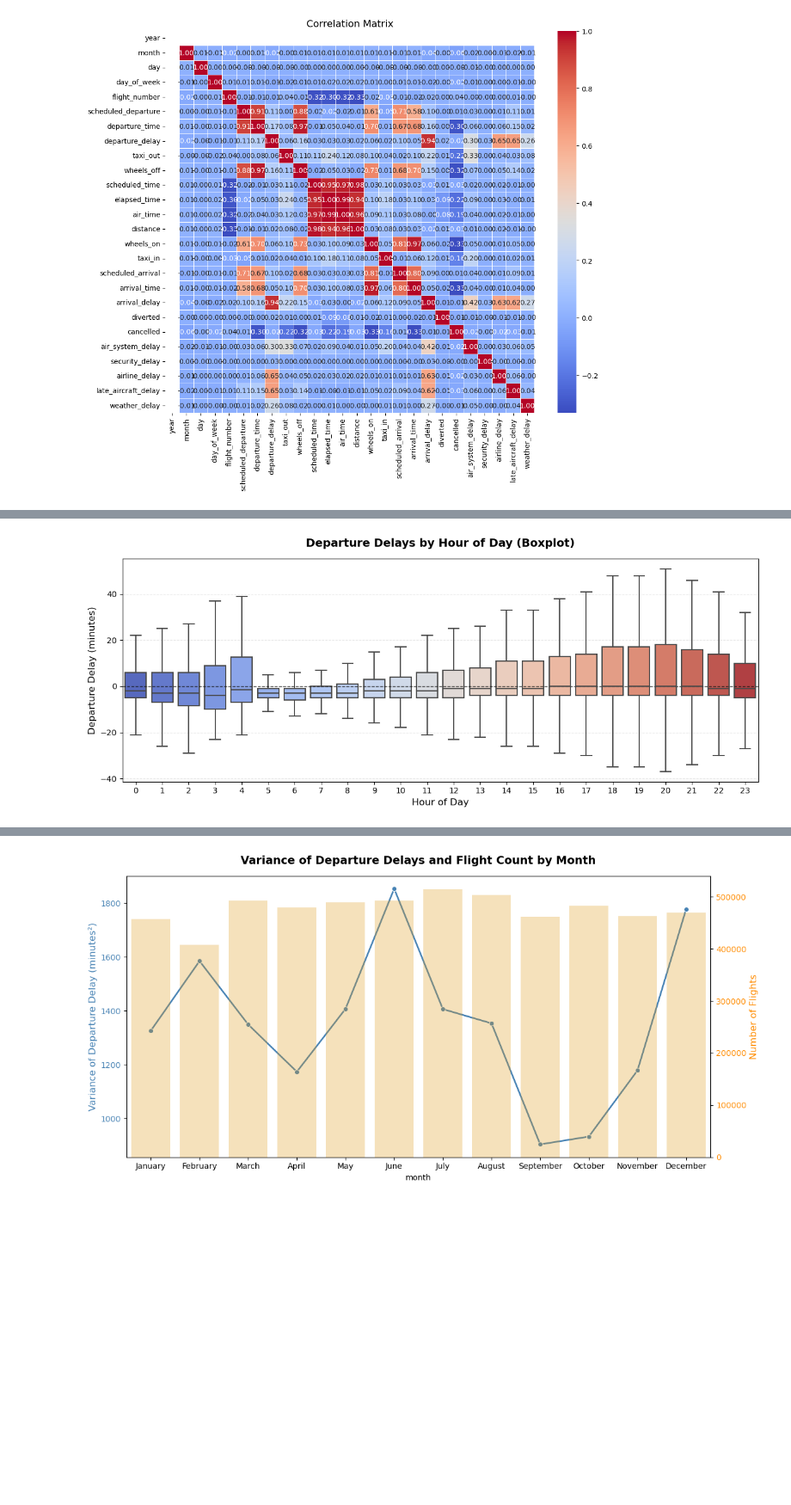
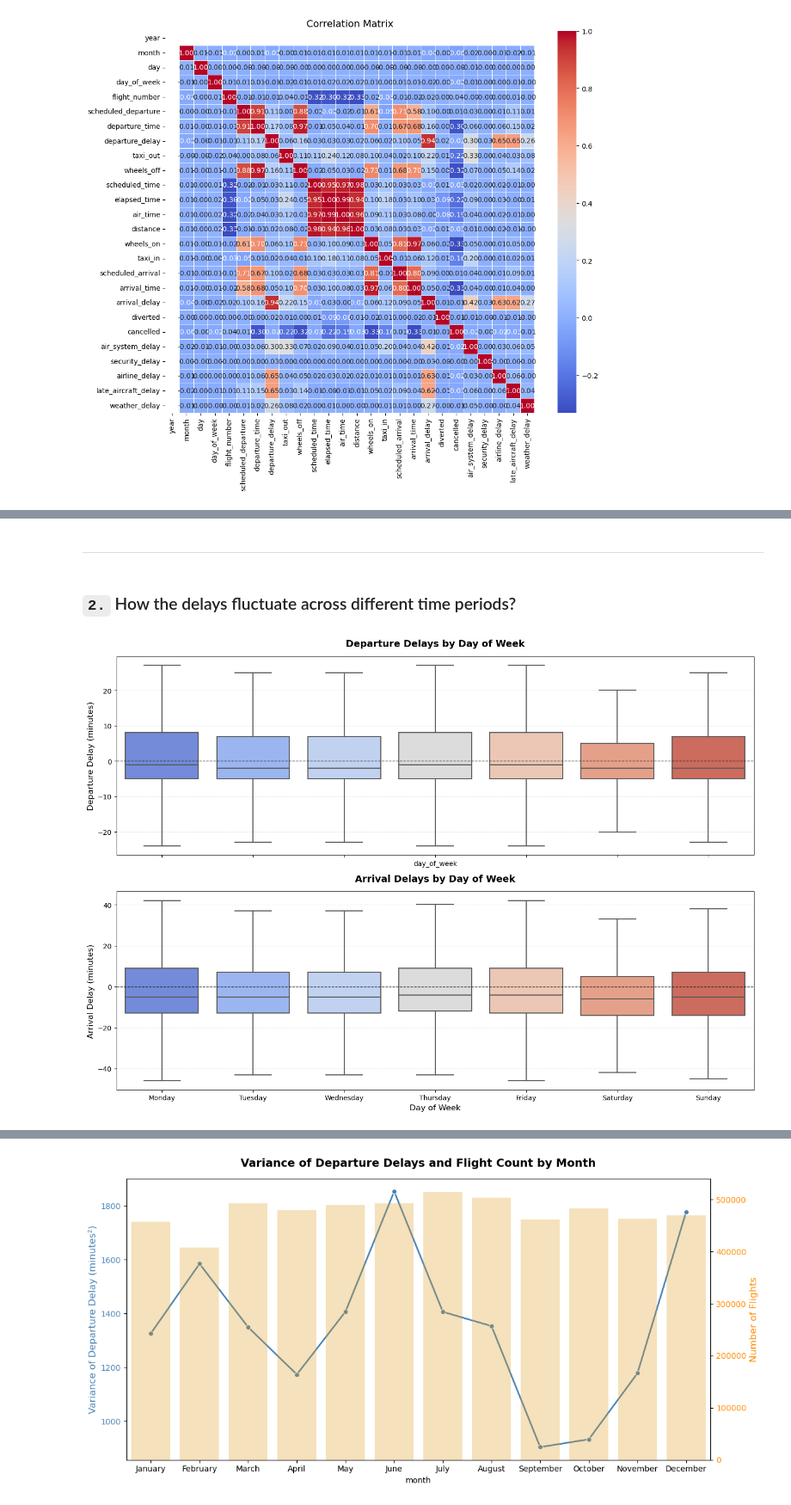
Before and after one commit to GuilhermeDellatin/fiap-machine-learning-tech-challenge-3, a Jupyter notebook: flight-analysis.ipynb, the cells around one changed output, grey strips where cells are left out. Shown at 86% size. Cells and saved outputs as stored; diff of their text form; code cells hidden in the pictures; blank space fills up the shorter version.

```diff
--- a/flight-analysis.ipynb
+++ b/flight-analysis.ipynb
@@ -206,20 +214,44 @@ On average, flights tend to arrive 7.3 minutes early (mean  -7.3), and the media
-# %%
-plt.figure(figsize=(12, 5))
-sns.boxplot(
-    x='hour',
-    y='dep_delay_min',
-    data=df_schedules,
-    showfliers=False,
-    palette='coolwarm'
-)
-
-plt.title('Departure Delays by Hour of Day (Boxplot)', fontsize=14, fontweight='bold', pad=15)
-plt.xlabel('Hour of Day', fontsize=12)
-plt.ylabel('Departure Delay (minutes)', fontsize=12)
-
-plt.axhline(0, color='black', linestyle='--', linewidth=1, alpha=0.7)
-plt.grid(axis='y', linestyle='--', alpha=0.3)
-plt.tight_layout()
-plt.show()
-# %% [output]
-[figure, removed]
+# %% [markdown]
+______________________________________
+# %% [markdown]
+### `2.` How the delays fluctuate across different time periods?
+# %%
+fig, axes = plt.subplots(2, 1, figsize=(14, 10), sharex=True)
+
+# Ensure correct ordering of days
+day_order = ["Monday", "Tuesday", "Wednesday", "Thursday", "Friday", "Saturday", "Sunday"]
+df_schedules['day_of_week'] = pd.Categorical(df_schedules['day_of_week'], categories=day_order, ordered=True)
+
+# --- First plot: Departure delays ---
+sns.boxplot(
+    ax=axes[0],
+    x='day_of_week',
+    y='dep_delay_min',
+    data=df_schedules,
+    showfliers=False,
+    palette='coolwarm'
+)
+axes[0].set_title('Departure Delays by Day of Week', fontsize=14, fontweight='bold', pad=15)
+axes[0].set_ylabel('Departure Delay (minutes)', fontsize=12)
+axes[0].axhline(0, color='black', linestyle='--', linewidth=1, alpha=0.7)
+axes[0].grid(axis='y', linestyle='--', alpha=0.3)
+
+# --- Second plot: Arrival delays ---
+sns.boxplot(
+    ax=axes[1],
+    x='day_of_week',
+    y='arr_delay_min',
+    data=df_schedules,
+    showfliers=False,
+    palette='coolwarm'
+)
+axes[1].set_title('Arrival Delays by Day of Week', fontsize=14, fontweight='bold', pad=15)
+axes[1].set_xlabel('Day of Week', fontsize=12)
+axes[1].set_ylabel('Arrival Delay (minutes)', fontsize=12)
+axes[1].axhline(0, color='black', linestyle='--', linewidth=1, alpha=0.7)
+axes[1].grid(axis='y', linestyle='--', alpha=0.3)
+
+plt.tight_layout()
+plt.show()
+# %% [output]
+[figure, added]
```
Also changed, not shown: parts of 36 cells of this notebook.
